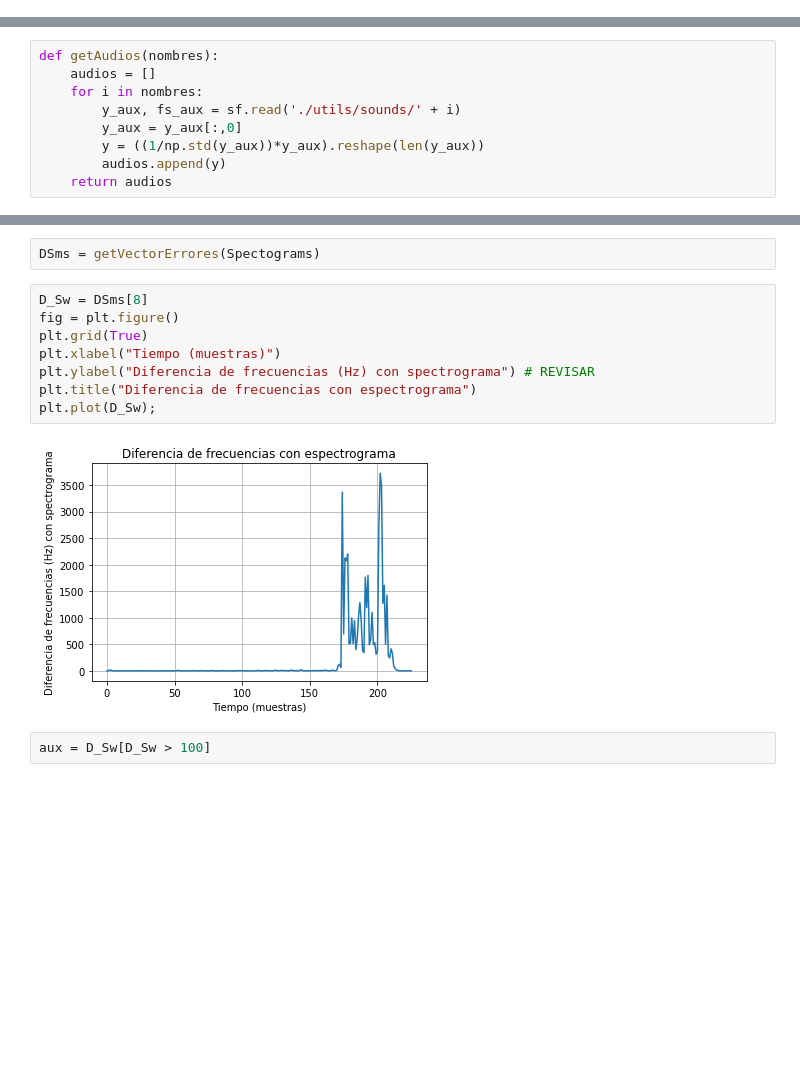
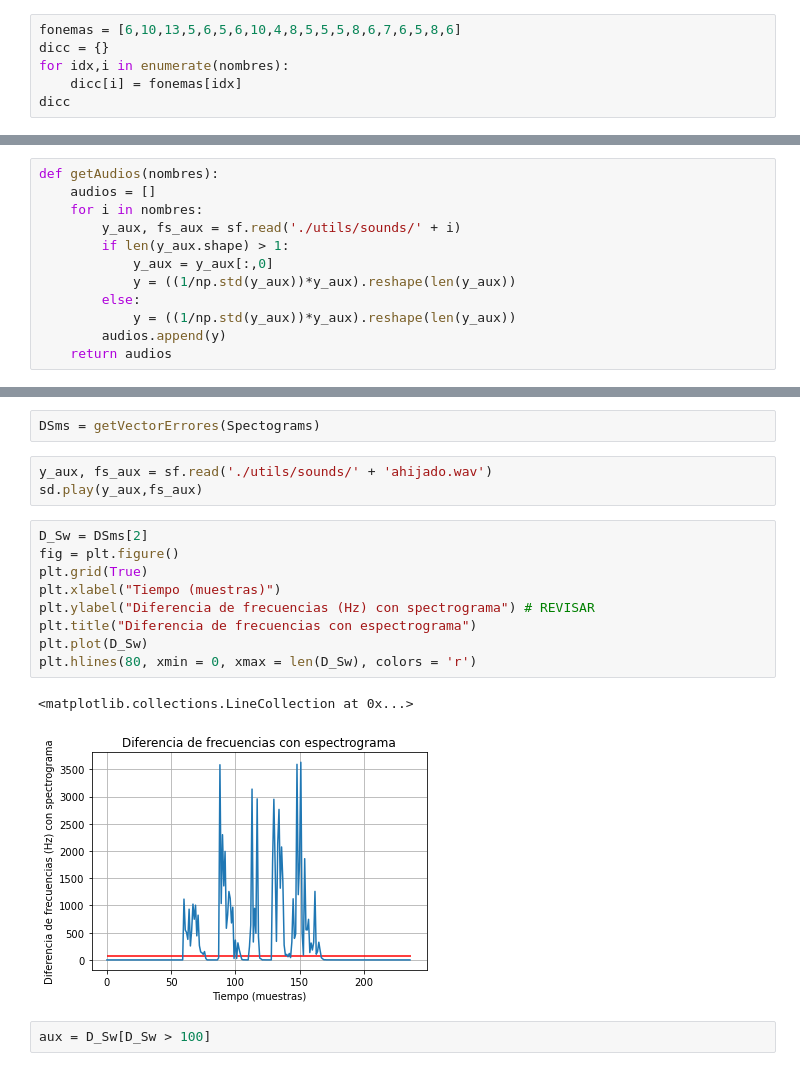
Before and after one commit to juanksRuiz/Intro_a_NLP, a Jupyter notebook: Talleres/ASR Systems using HMM-20210216/Implementing a simple ASR using HMM.ipynb, the cells around one changed output, grey strips where cells are left out. Cells and saved outputs as stored; diff of their text form; blank space fills up the shorter version.

Commit message:
Tomando fonemas

```diff
--- a/Talleres/ASR Systems using HMM-20210216/Implementing a simple ASR using HMM.ipynb
+++ b/Talleres/ASR Systems using HMM-20210216/Implementing a simple ASR using HMM.ipynb
@@ -106,0 +117,6 @@ nombres
+# %%
+fonemas = [6,10,13,5,6,5,6,10,4,8,5,5,5,8,6,7,6,5,8,6]
+dicc = {}
+for idx,i in enumerate(nombres):
+    dicc[i] = fonemas[idx]
+dicc
@@ -109,8 +146,11 @@ def getAudios(nombres):
     audios = []
     for i in nombres:
         y_aux, fs_aux = sf.read('./utils/sounds/' + i)
-        y_aux = y_aux[:,0]
-        y = ((1/np.std(y_aux))*y_aux).reshape(len(y_aux))
+        if len(y_aux.shape) > 1:
+            y_aux = y_aux[:,0]
+            y = ((1/np.std(y_aux))*y_aux).reshape(len(y_aux))
+        else:
+            y = ((1/np.std(y_aux))*y_aux).reshape(len(y_aux))
         audios.append(y)
     return audios
 # %%
@@ -144,16 +184,21 @@ def getVectorErrores(Spectograms):
     return DSms
 # %%
 DSms = getVectorErrores(Spectograms)
+# %%
+y_aux, fs_aux = sf.read('./utils/sounds/' + 'ahijado.wav')
+sd.play(y_aux,fs_aux)
 # %%
-D_Sw = DSms[8]
+D_Sw = DSms[2]
 fig = plt.figure()
 plt.grid(True)
 plt.xlabel("Tiempo (muestras)")
 plt.ylabel("Diferencia de frecuencias (Hz) con spectrograma") # REVISAR
 plt.title("Diferencia de frecuencias con espectrograma")
-plt.plot(D_Sw);
+plt.plot(D_Sw)
+plt.hlines(80, xmin = 0, xmax = len(D_Sw), colors = 'r')
 # %% [output]
+<matplotlib.collections.LineCollection at 0x...>
-[figure, old version]
+[figure, new version]
 # %%
 aux = D_Sw[D_Sw > 100]
 # %%
```
Also changed, not shown: parts of 8 cells of this notebook, 18 other files.
